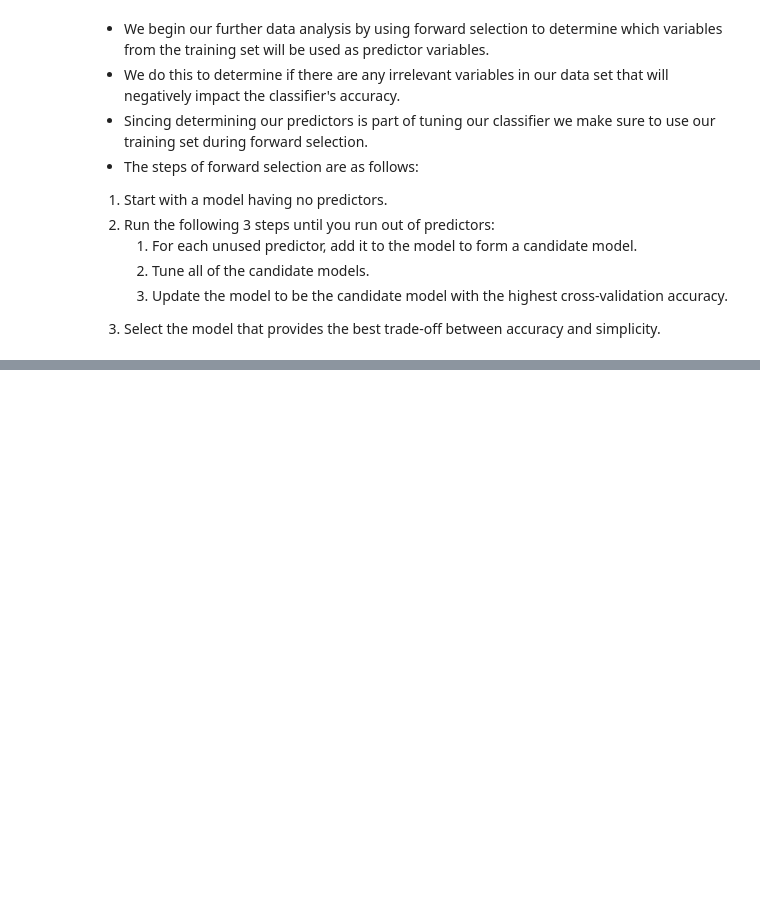
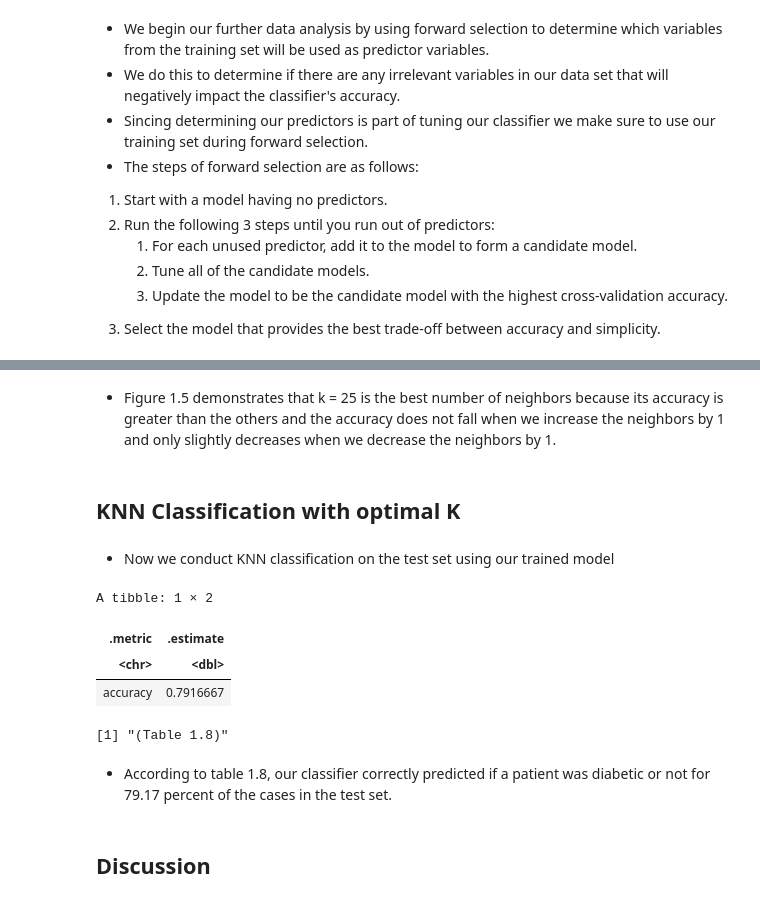
Before and after one commit to ArmanM101/Diabetes-Prediction-Model, a Jupyter notebook: Diabetes Proposal.ipynb, the cells around one changed output, grey strips where cells are left out. Saved outputs shown, nothing was run; the diff lists cells and outputs as text; code cells hidden in the pictures; blank space fills up the shorter version.

```diff
--- a/Diabetes Proposal.ipynb
+++ b/Diabetes Proposal.ipynb
@@ -311,0 +442,40 @@ accuracy_plot
+# %% [markdown]
+* Figure 1.5 demonstrates that k = 25 is the best number of neighbors because its accuracy is greater than the others and the accuracy does not fall when we increase the neighbors by 1 and only slightly decreases when we decrease the neighbors by 1.
+# %% [markdown]
+## KNN Classification with optimal K
+# %% [markdown]
+* Now we conduct KNN classification on the test set using our trained model
+# %%
+# First we define a new specification for our k-nn model using k = 25 as the neighbors argument
+knn_spec_k25 <- nearest_neighbor(weight_func = "rectangular", neighbors = 25) |>
+    set_engine("kknn") |>
+    set_mode("classification")
+
+# Next we fit the knn model.
+diab_fit <- workflow() |>
+  add_recipe(diabetes_recipe) |>
+  add_model(knn_spec_k25) |>
+  fit(data = diab_train)
+
+# Next we use the knn model to make predictions for our test set and bind them to the test set.
+diab_predictions <- predict(diab_fit, diab_test) |>
+    bind_cols(diab_test)
+
+# Finally we compare the predictions to the actual outcomes to determine what percent the classifier predicted correctly.
+diab_acc <- diab_predictions |>
+    metrics(truth = Outcome, estimate = .pred_class) |>
+    select(.metric, .estimate) |>
+    head(1)
+
+diab_acc
+print("(Table 1.8)")
+# %% [output]
+A tibble: 1 × 2
+| .metric | .estimate |
+| <chr> | <dbl> |
+| accuracy | 0.7916667 |
+[1] "(Table 1.8)"
+# %% [markdown]
+* According to table 1.8, our classifier correctly predicted if a patient was diabetic or not for 79.17 percent of the cases in the test set.
+# %% [markdown]
+## Discussion
```
Also changed, not shown: parts of 11 cells of this notebook.
